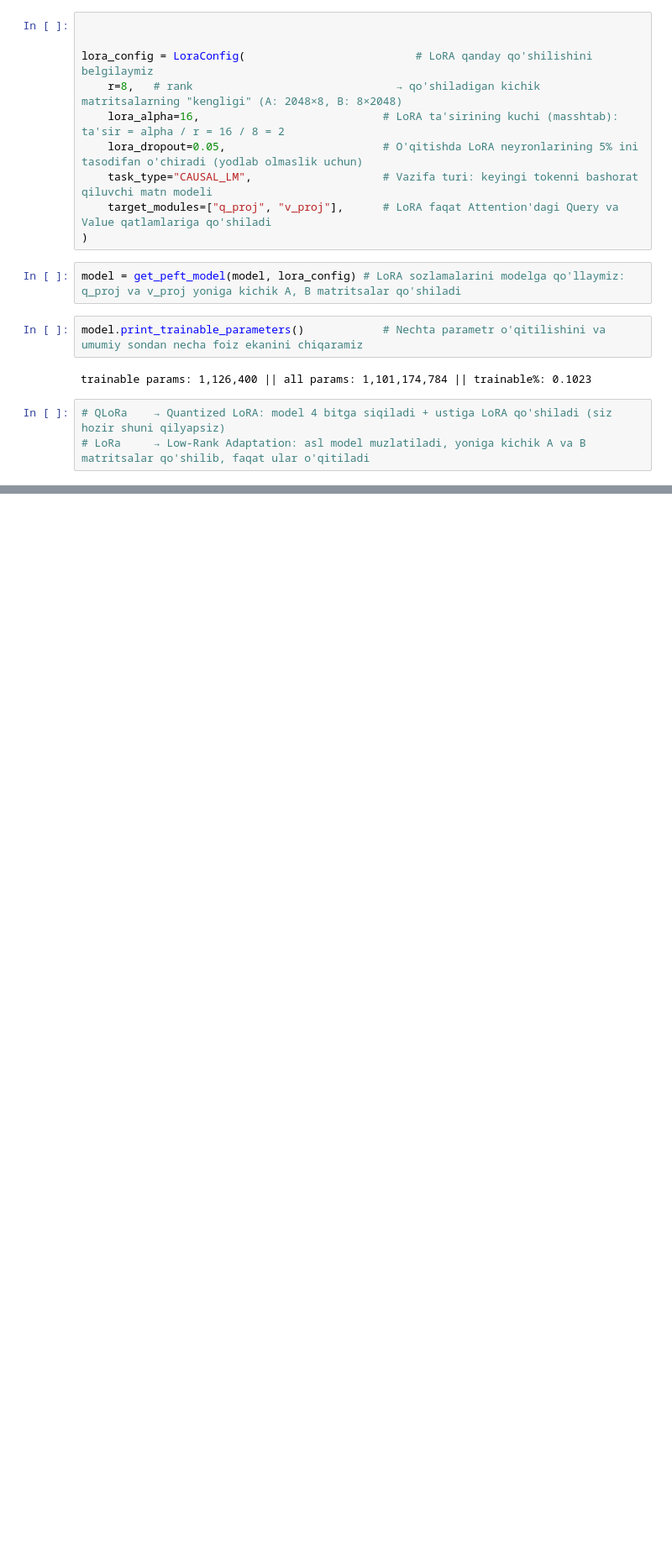
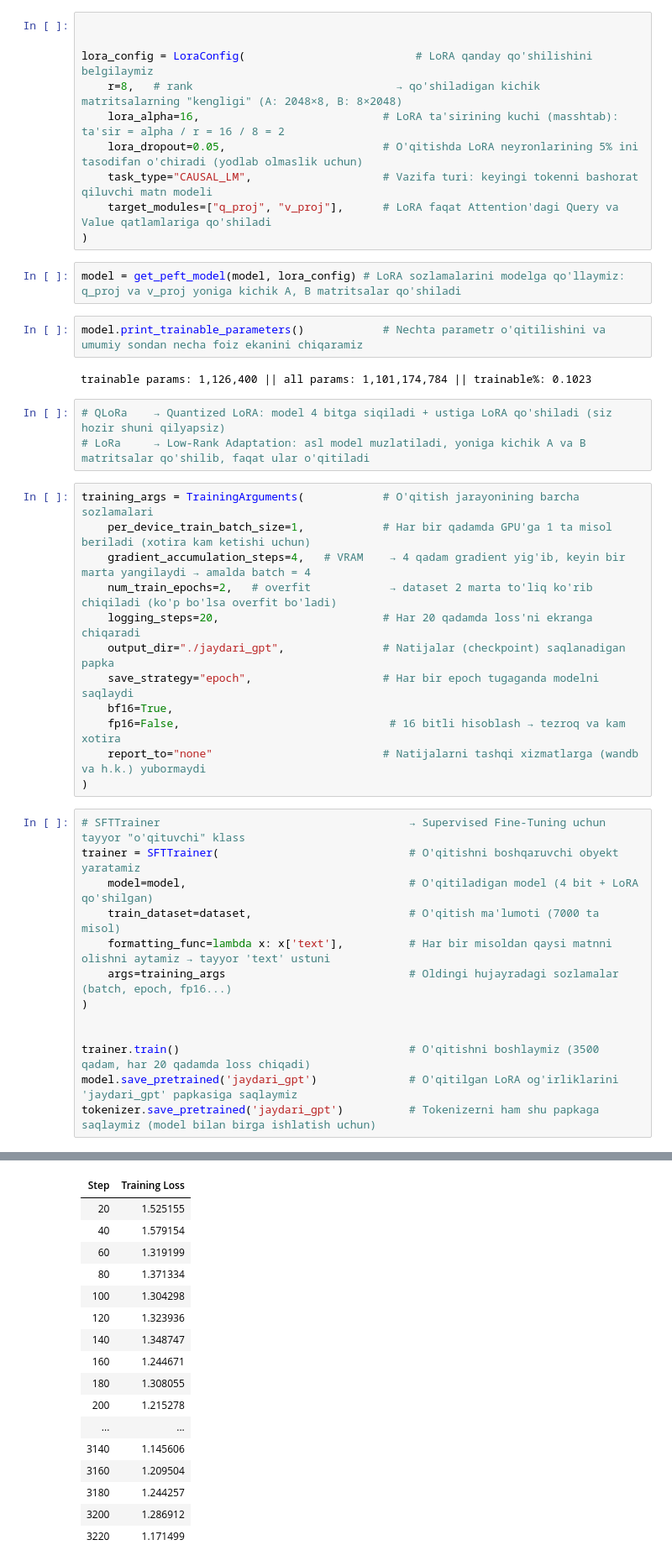
Before and after one commit to Alisherbakh/jaydariGPT, a Jupyter notebook: jaydari_gpt.ipynb, the cells around one changed output, grey strips where cells are left out. Shown at 84% size. Cells and saved outputs as stored; diff of their text form; blank space fills up the shorter version.

Commit message:
feat: final ready jaydari_gpt

```diff
--- a/jaydari_gpt.ipynb
+++ b/jaydari_gpt.ipynb
@@ -188,3 +177,29 @@ trainable params: 1,126,400 || all params: 1,101,174,784 || trainable%: 0.1023
 # %%
 # QLoRa    → Quantized LoRA: model 4 bitga siqiladi + ustiga LoRA qo'shiladi (siz hozir shuni qilyapsiz)
 # LoRa     → Low-Rank Adaptation: asl model muzlatiladi, yoniga kichik A va B matritsalar qo'shilib, faqat ular o'qitiladi
+# %%
+training_args = TrainingArguments(            # O'qitish jarayonining barcha sozlamalari
+    per_device_train_batch_size=1,            # Har bir qadamda GPU'ga 1 ta misol beriladi (xotira kam ketishi uchun)
+    gradient_accumulation_steps=4,   # VRAM    → 4 qadam gradient yig'ib, keyin bir marta yangilaydi → amalda batch = 4
+    num_train_epochs=2,   # overfit            → dataset 2 marta to'liq ko'rib chiqiladi (ko'p bo'lsa overfit bo'ladi)
+    logging_steps=20,                         # Har 20 qadamda loss'ni ekranga chiqaradi
+    output_dir="./jaydari_gpt",               # Natijalar (checkpoint) saqlanadigan papka
+    save_strategy="epoch",                    # Har bir epoch tugaganda modelni saqlaydi
+    bf16=True,
+    fp16=False,                                # 16 bitli hisoblash → tezroq va kam xotira
+    report_to="none"                          # Natijalarni tashqi xizmatlarga (wandb va h.k.) yubormaydi
+)
+# %%
+# SFTTrainer                                      → Supervised Fine-Tuning uchun tayyor "o'qituvchi" klass
+trainer = SFTTrainer(                             # O'qitishni boshqaruvchi obyekt yaratamiz
+    model=model,                                  # O'qitiladigan model (4 bit + LoRA qo'shilgan)
+    train_dataset=dataset,                        # O'qitish ma'lumoti (7000 ta misol)
+    formatting_func=lambda x: x['text'],          # Har bir misoldan qaysi matnni olishni aytamiz → tayyor 'text' ustuni
+    args=training_args                            # Oldingi hujayradagi sozlamalar (batch, epoch, fp16...)
+)
+
+
+trainer.train()                                   # O'qitishni boshlaymiz (3500 qadam, har 20 qadamda loss chiqadi)
+model.save_pretrained('jaydari_gpt')              # O'qitilgan LoRA og'irliklarini 'jaydari_gpt' papkasiga saqlaymiz
+tokenizer.save_pretrained('jaydari_gpt')          # Tokenizerni ham shu papkaga saqlaymiz (model bilan birga ishlatish uchun)
+# %% [output]
@@ -190,0 +207,17 @@ trainable params: 1,126,400 || all params: 1,101,174,784 || trainable%: 0.1023
+| Step | Training Loss |
+| 20 | 1.525155 |
+| 40 | 1.579154 |
+| 60 | 1.319199 |
+| 80 | 1.371334 |
+| 100 | 1.304298 |
+| 120 | 1.323936 |
+| 140 | 1.348747 |
+| 160 | 1.244671 |
+| 180 | 1.308055 |
+| 200 | 1.215278 |
+| ... | ... |
+| 3140 | 1.145606 |
+| 3160 | 1.209504 |
+| 3180 | 1.244257 |
+| 3200 | 1.286912 |
+| 3220 | 1.171499 |
```
Also changed, not shown: parts of 19 cells of this notebook.
